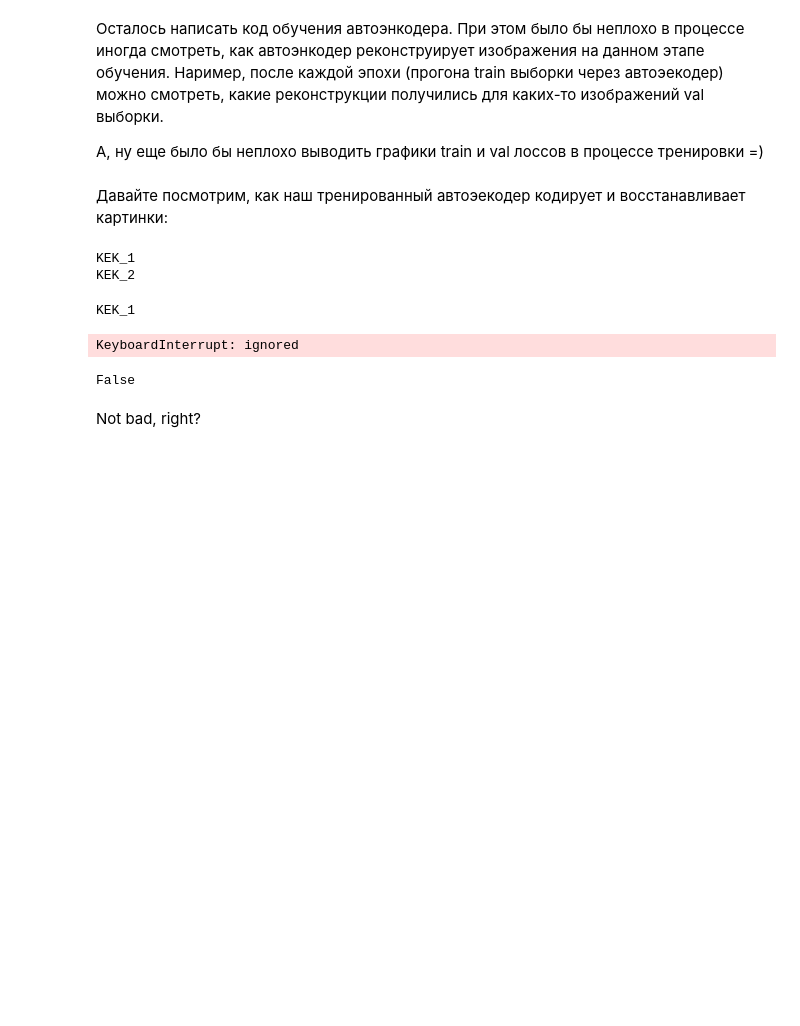
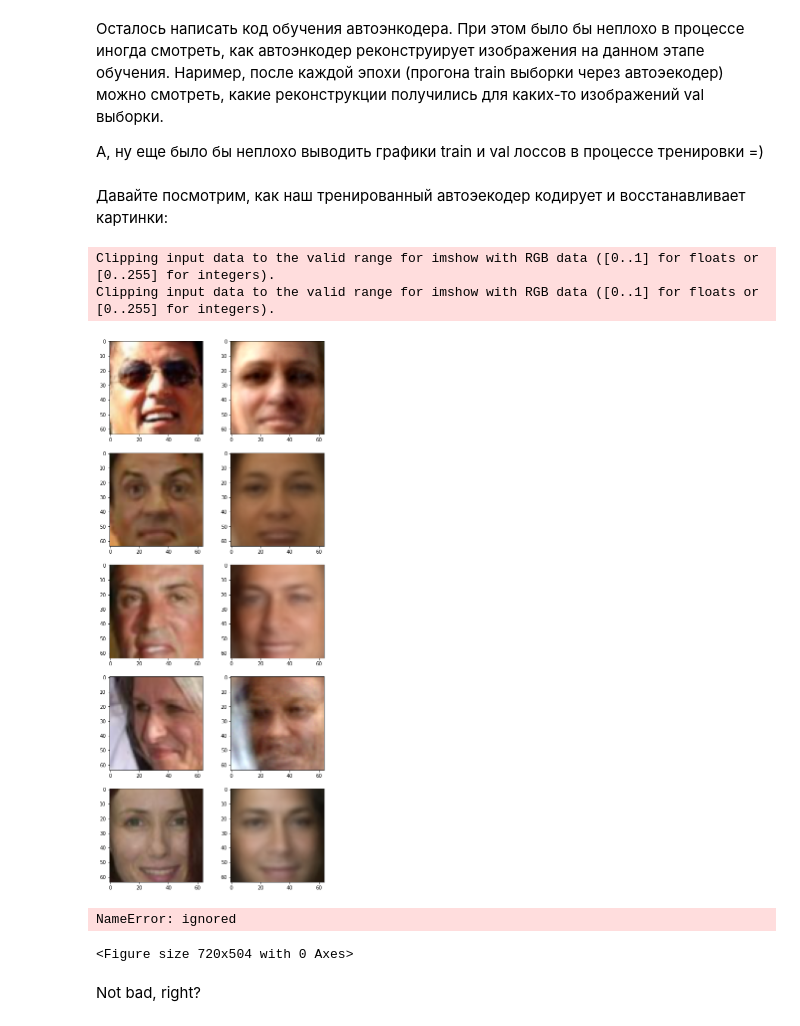
Before and after one commit to prosvirinKir/Deep-Learning-Sckool-term1, a Jupyter notebook: HW_7_autoencoders.ipynb, the cells around one changed output. Drawn from its saved outputs; the diff is of its cells as text; code cells hidden in the pictures; blank space fills up the shorter version.

```diff
--- a/HW_7_autoencoders.ipynb
+++ b/HW_7_autoencoders.ipynb
@@ -210,13 +216,4 @@ def train(model, optimizer, criterion, n_epochs=20):
 # %% [markdown]
 Давайте посмотрим, как наш тренированный автоэекодер кодирует и восстанавливает картинки:
 # %%
-train(autoencoder, optimizer, criterion, n_epochs=20) # < тут Ваш код: выведите первые Х картинок и их реконструкций из val выборки на экран>
+train_losses, val_losses = train(autoencoder, optimizer, criterion, n_epochs=20) # < тут Ваш код: выведите первые Х картинок и их реконструкций из val выборки на экран>
-# %% [output]
-KEK_1
-KEK_2
-KEK_1
-KeyboardInterrupt: ignored
-# %%
-torch.cuda.is_available()
-# %% [output]
-False
@@ -223,3 +229,29 @@ False
+# %%
+import matplotlib.pyplot as plt
+
+plt.figure(figsize=(8, 20))
+for i, (gt, res) in enumerate(zip(ground_truth[:5], result[:5])):
+  plt.subplot(5, 2, 2*i+1)
+  plt.imshow(gt.transpose(1, 2, 0))
+  plt.subplot(5, 2, 2*i+2)
+  plt.imshow(res.transpose(1, 2, 0))
+# %% [output]
+Clipping input data to the valid range for imshow with RGB data ([0..1] for floats or [0..255] for integers).
+Clipping input data to the valid range for imshow with RGB data ([0..1] for floats or [0..255] for integers).
+[figure, added]
+# %%
+plt.figure(figsize=(10, 7))
+plt.plot(np.arange(len(train_losses)), train_losses, label='Train')
+plt.plot(np.arange(len(val_losses)), val_losses, label='Validation')
+
+plt.ylim(0, 0.05)
+plt.xlabel('Epoch')
+plt.title('MSE loss')
+plt.legend()
+plt.show()
+# %% [output]
+NameError: ignored
+<Figure size 720x504 with 0 Axes>
 # %% [markdown]
 Not bad, right?
 # %% [markdown]
```
Also changed, not shown: parts of 3 cells of this notebook.
